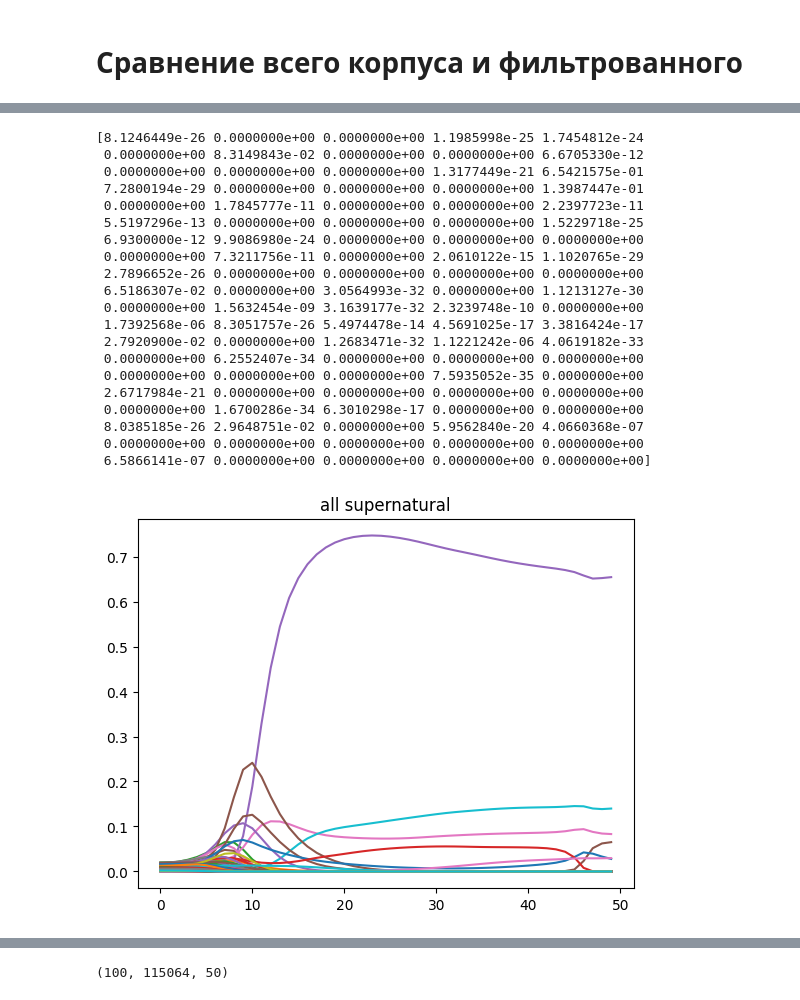
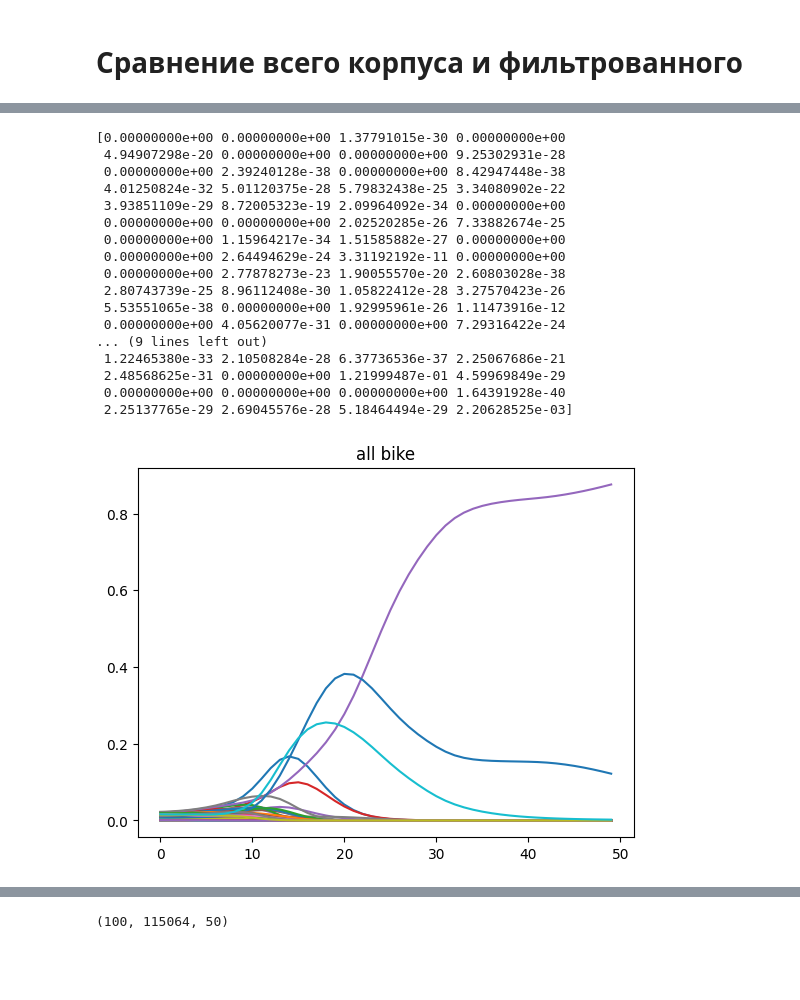
Before and after one commit to knagaev/topic-modelling-attention, a Jupyter notebook: phi_hist.ipynb, the cells around one changed output, grey strips where cells are left out. Saved outputs shown, nothing was run; the diff lists cells and outputs as text; code cells hidden in the pictures; blank space fills up the shorter version.

```diff
--- a/phi_hist.ipynb
+++ b/phi_hist.ipynb
@@ -327,32 +331,29 @@ filtered_phi_hist.shape=(100, 4296, 50)
 # %%
-token = 'supernatural'
+token = 'bike'
 token_hist = [p for p in all_phi_hist[:, int(all_vocab[token]), :]]
 for i in range(len(token_hist)):
     plt.plot(token_hist[i])
 plt.title('all ' + token)
 print(all_phi_hist[:, int(all_vocab[token]), -1])
 # %% [output]
-[8.1246449e-26 0.0000000e+00 0.0000000e+00 1.1985998e-25 1.7454812e-24
- 0.0000000e+00 8.3149843e-02 0.0000000e+00 0.0000000e+00 6.6705330e-12
- 0.0000000e+00 0.0000000e+00 0.0000000e+00 1.3177449e-21 6.5421575e-01
- 7.2800194e-29 0.0000000e+00 0.0000000e+00 0.0000000e+00 1.3987447e-01
- 0.0000000e+00 1.7845777e-11 0.0000000e+00 0.0000000e+00 2.2397723e-11
- 5.5197296e-13 0.0000000e+00 0.0000000e+00 0.0000000e+00 1.5229718e-25
- 6.9300000e-12 9.9086980e-24 0.0000000e+00 0.0000000e+00 0.0000000e+00
- 0.0000000e+00 7.3211756e-11 0.0000000e+00 2.0610122e-15 1.1020765e-29
- 2.7896652e-26 0.0000000e+00 0.0000000e+00 0.0000000e+00 0.0000000e+00
- 6.5186307e-02 0.0000000e+00 3.0564993e-32 0.0000000e+00 1.1213127e-30
- 0.0000000e+00 1.5632454e-09 3.1639177e-32 2.3239748e-10 0.0000000e+00
- 1.7392568e-06 8.3051757e-26 5.4974478e-14 4.5691025e-17 3.3816424e-17
- 2.7920900e-02 0.0000000e+00 1.2683471e-32 1.1221242e-06 4.0619182e-33
- 0.0000000e+00 6.2552407e-34 0.0000000e+00 0.0000000e+00 0.0000000e+00
- 0.0000000e+00 0.0000000e+00 0.0000000e+00 7.5935052e-35 0.0000000e+00
- 2.6717984e-21 0.0000000e+00 0.0000000e+00 0.0000000e+00 0.0000000e+00
- 0.0000000e+00 1.6700286e-34 6.3010298e-17 0.0000000e+00 0.0000000e+00
- 8.0385185e-26 2.9648751e-02 0.0000000e+00 5.9562840e-20 4.0660368e-07
- 0.0000000e+00 0.0000000e+00 0.0000000e+00 0.0000000e+00 0.0000000e+00
- 6.5866141e-07 0.0000000e+00 0.0000000e+00 0.0000000e+00 0.0000000e+00]
+[0.00000000e+00 0.00000000e+00 1.37791015e-30 0.00000000e+00
+ 4.94907298e-20 0.00000000e+00 0.00000000e+00 9.25302931e-28
+ 0.00000000e+00 2.39240128e-38 0.00000000e+00 8.42947448e-38
+ 4.01250824e-32 5.01120375e-28 5.79832438e-25 3.34080902e-22
+ 3.93851109e-29 8.72005323e-19 2.09964092e-34 0.00000000e+00
+ 0.00000000e+00 0.00000000e+00 2.02520285e-26 7.33882674e-25
+ 0.00000000e+00 1.15964217e-34 1.51585882e-27 0.00000000e+00
+ 0.00000000e+00 2.64494629e-24 3.31192192e-11 0.00000000e+00
+ 0.00000000e+00 2.77878273e-23 1.90055570e-20 2.60803028e-38
+ 2.80743739e-25 8.96112408e-30 1.05822412e-28 3.27570423e-26
+ 5.53551065e-38 0.00000000e+00 1.92995961e-26 1.11473916e-12
+ 0.00000000e+00 4.05620077e-31 0.00000000e+00 7.29316422e-24
+... (9 lines left out)
+ 1.22465380e-33 2.10508284e-28 6.37736536e-37 2.25067686e-21
+ 2.48568625e-31 0.00000000e+00 1.21999487e-01 4.59969849e-29
+ 0.00000000e+00 0.00000000e+00 0.00000000e+00 1.64391928e-40
+ 2.25137765e-29 2.69045576e-28 5.18464494e-29 2.20628525e-03]
-[figure, old version]
+[figure, new version]
 # %%
 token = 'andrew'
 token_hist = [p for p in all_phi_hist[:, int(all_vocab[token]), :]]
```
Also changed, not shown: parts of 56 cells of this notebook, 3 other files.
